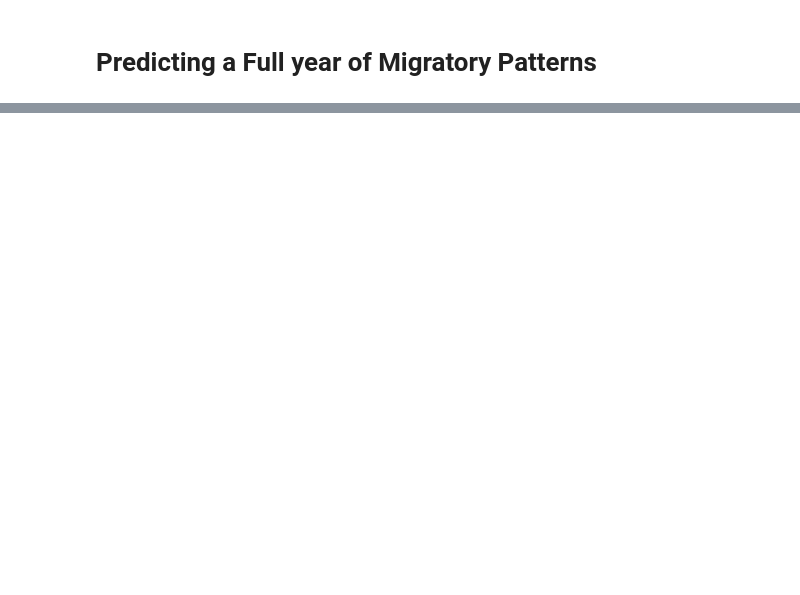
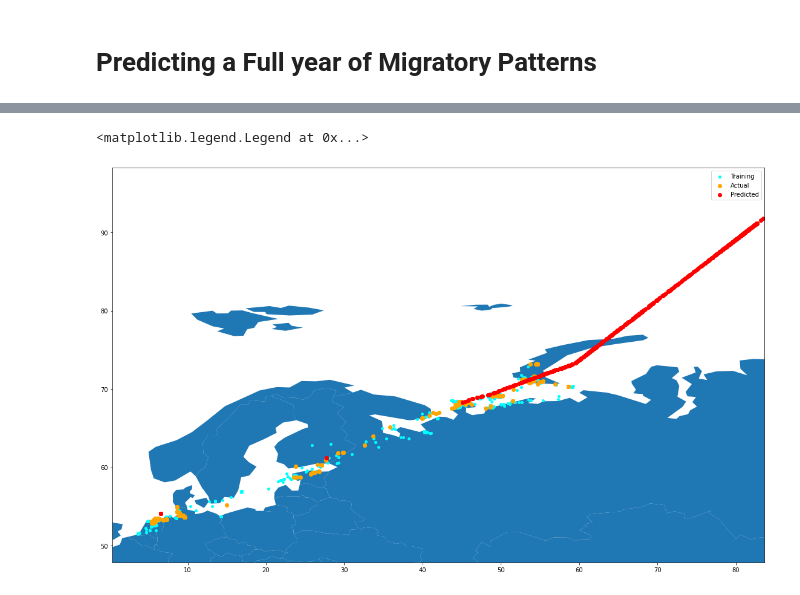
Before and after one commit to JSRist0028/animalmigration, a Jupyter notebook: code/Migration_Data_Prediction_V1.ipynb, the cells around one changed output, grey strips where cells are left out. Drawn from its saved outputs; the diff is of its cells as text; code cells hidden in the pictures; blank space fills up the shorter version.

```diff
--- a/code/Migration_Data_Prediction_V1.ipynb
+++ b/code/Migration_Data_Prediction_V1.ipynb
@@ -347,0 +331,23 @@ testin_x
+# %%
+# Plot updated prediction on map
+
+actual_plot=gpd.GeoDataFrame([[MultiPoint(np.flip(testing_y, axis=1))]],columns=['geometry'])
+predicted_plot=gpd.GeoDataFrame([[MultiPoint(np.flip(longtest_y, axis=1))]],columns=['geometry'])
+training_plot = gpd.GeoDataFrame([[MultiPoint(np.flip(training_y, axis=1))]], columns=['geometry'])
+minx, miny, maxx, maxy = actual_plot.geometry.total_bounds
+
+fig, ax = plt.subplots(figsize=(20,12))
+world = gpd.read_file(gpd.datasets.get_path('naturalearth_lowres'))
+
+world.plot(ax=ax)
+training_plot.plot(ax=ax,marker='o',label='Training', color='cyan', markersize=15)
+actual_plot.plot(ax=ax, marker='o', label='Actual', color='orange')
+predicted_plot.plot(ax=ax,marker='o',label='Predicted', color='red')
+
+ax.set_xlim(minx - 5, maxx + 25) # added/substracted value is to give some margin around total bounds
+ax.set_ylim(miny - 5, maxy + 25)
+ax.legend()
+#https://gis.stackexchange.com/questions/332624/geopandas-plot-two-layers-but-only-to-the-extent-of-the-smaller-one
+# %% [output]
+<matplotlib.legend.Legend at 0x...>
+[figure, added]
```
Also changed, not shown: parts of 10 cells of this notebook.
